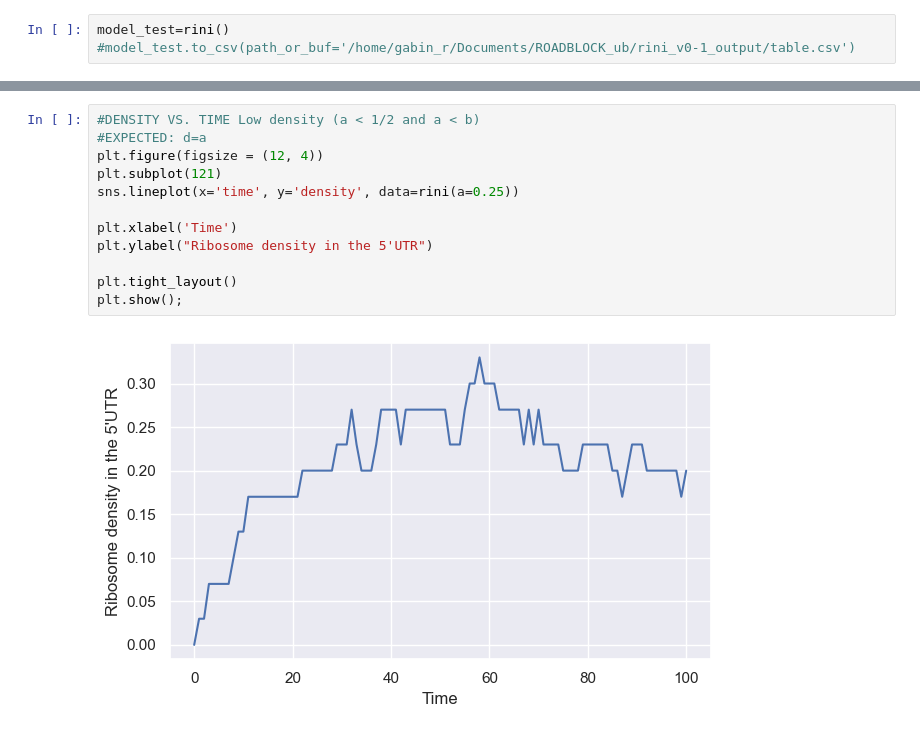
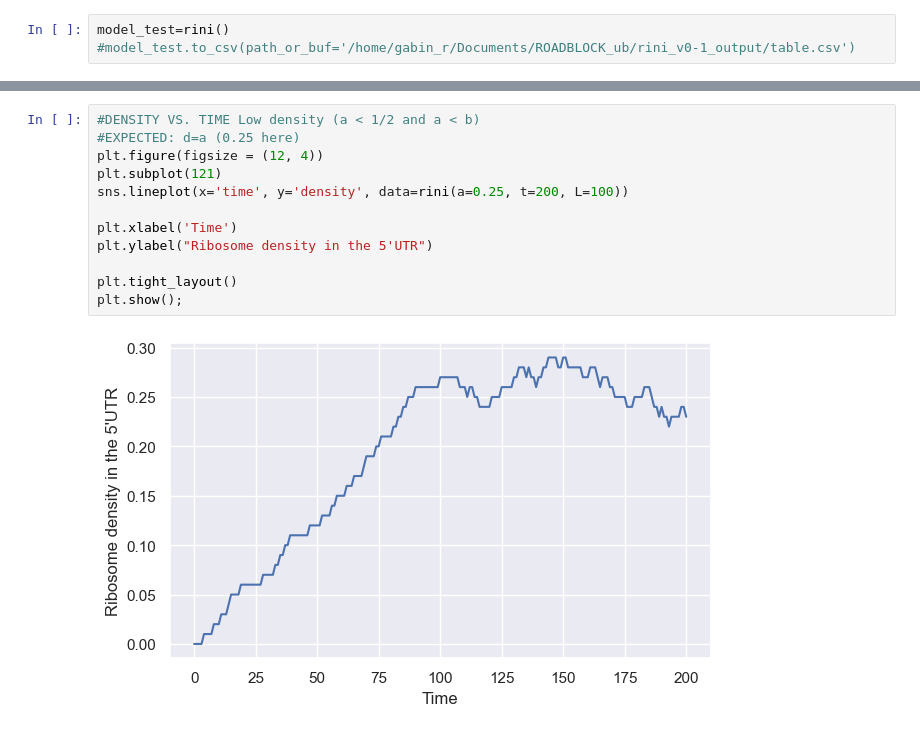
Before and after one commit to gabin-rousseau/roadblock_project, a Jupyter notebook: python/rini_v0-2.ipynb, the cells around one changed output, grey strips where cells are left out. Drawn from its saved outputs; the diff is of its cells as text.

```diff
--- a/python/rini_v0-2.ipynb
+++ b/python/rini_v0-2.ipynb
@@ -213,16 +418,16 @@ plt.show();
 # %%
 #DENSITY VS. TIME Low density (a < 1/2 and a < b)
-#EXPECTED: d=a
+#EXPECTED: d=a (0.25 here)
 plt.figure(figsize = (12, 4))
 plt.subplot(121)
-sns.lineplot(x='time', y='density', data=rini(a=0.25))
+sns.lineplot(x='time', y='density', data=rini(a=0.25, t=200, L=100))
 
 plt.xlabel('Time')
 plt.ylabel("Ribosome density in the 5'UTR")
 
 plt.tight_layout()
 plt.show();
 # %% [output]
-[figure, old version]
+[figure, new version]
 # %%
 #DENSITY VS. TIME High density (b < 1/2 and a > b)
```
Also changed, not shown: parts of 13 cells of this notebook.
